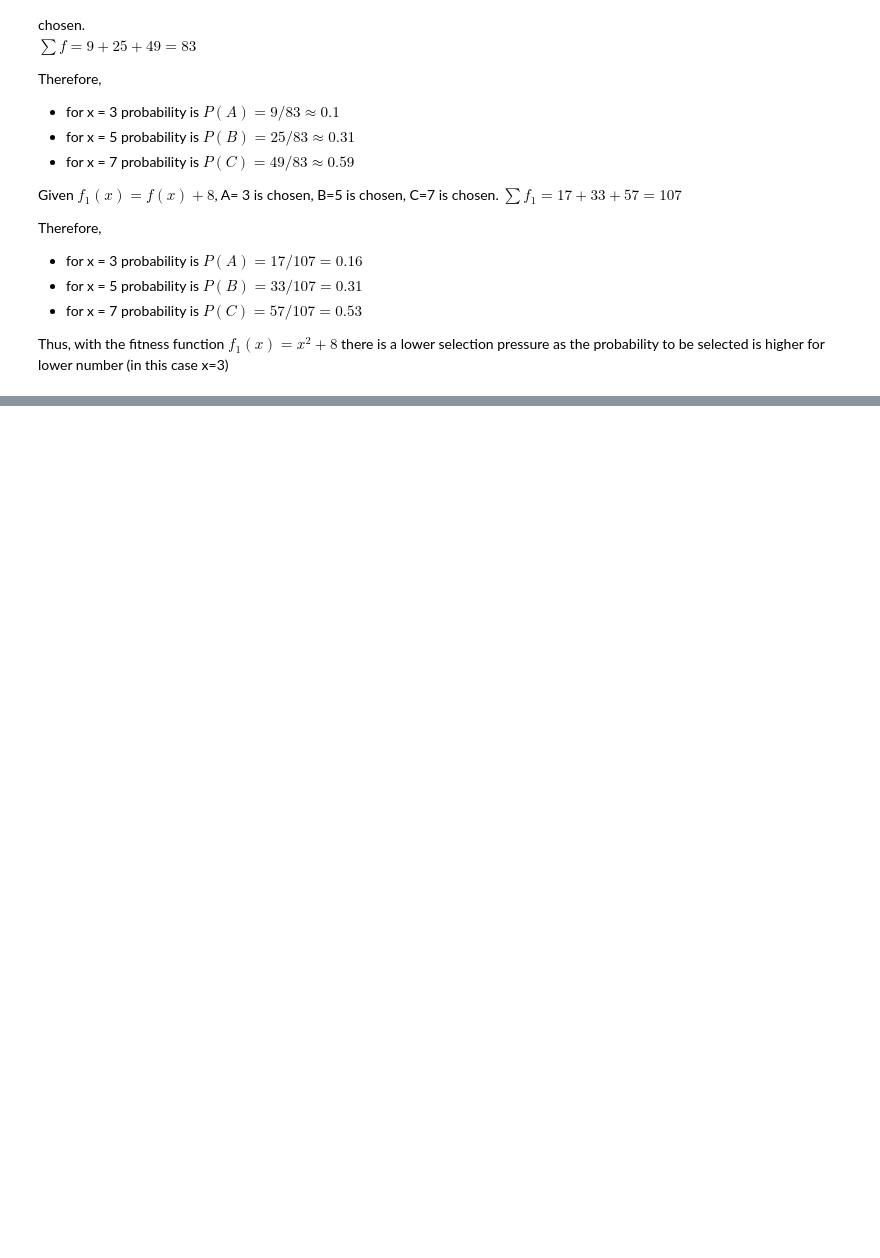
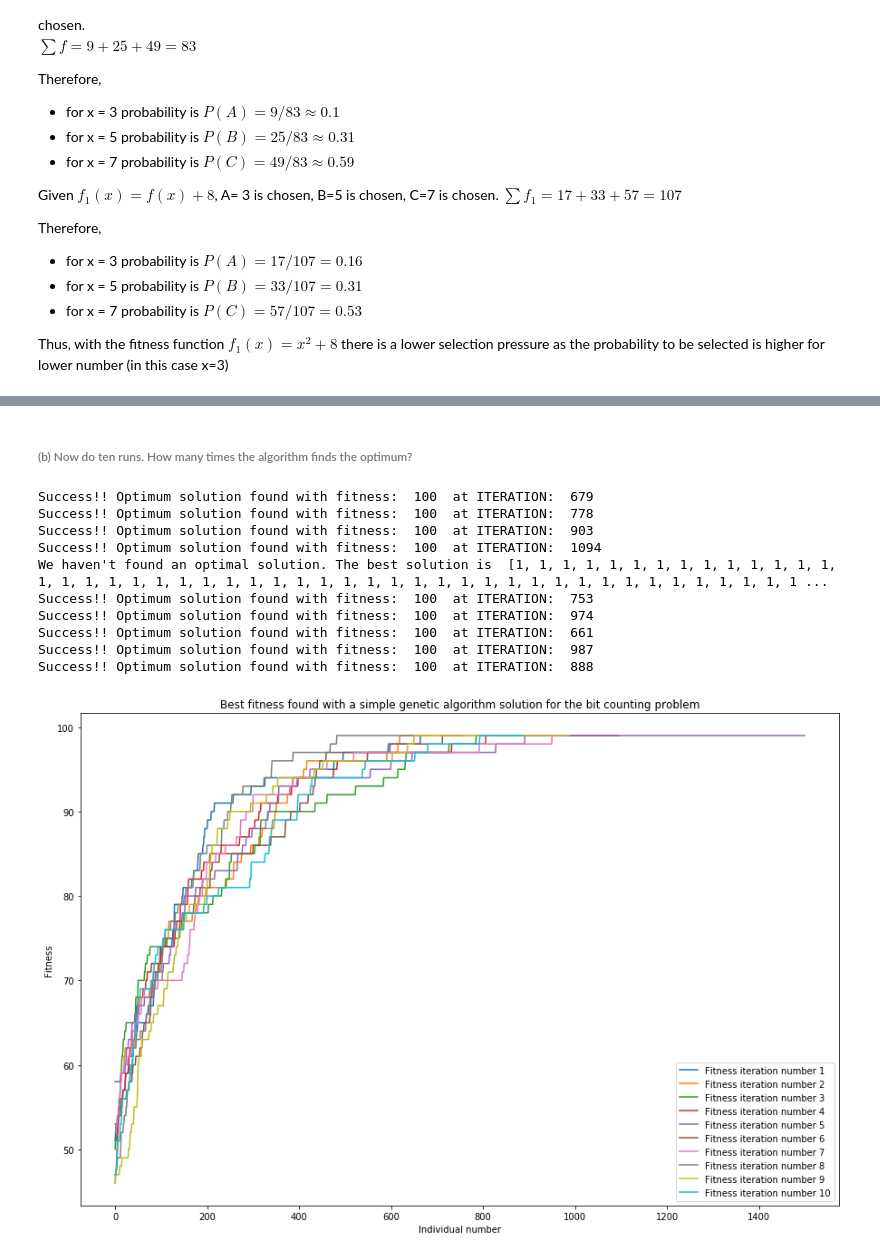
Before and after one commit to LucaParolo/NaturalComputingAssignments, a Jupyter notebook: Assignment 1/Exercises.ipynb, the cells around one changed output, grey strips where cells are left out. Saved outputs shown, nothing was run; the diff lists cells and outputs as text; code cells hidden in the pictures; blank space fills up the shorter version.

```diff
--- a/Assignment 1/Exercises.ipynb
+++ b/Assignment 1/Exercises.ipynb
@@ -105,0 +265,25 @@ f.close()
+# %% [markdown]
+###### (b) Now do ten runs. How many times the algorithm finds the optimum?
+# %%
+plt.figure(1,figsize=(15,10))
+plt.xlabel("Individual number")
+plt.ylabel("Fitness")
+plt.title("Best fitness found with a simple genetic algorithm solution for the bit counting problem")
+for i in range (1,11):
+    to_plot = GeneticAlgorithm(counting_ones, 100, 1500)
+    legend="Fitness iteration number "+str(i)
+    plt.plot(to_plot,label=legend)
+plt.legend()
+plt.show()
+# %% [output]
+Success!! Optimum solution found with fitness:  100  at ITERATION:  679
+Success!! Optimum solution found with fitness:  100  at ITERATION:  778
+Success!! Optimum solution found with fitness:  100  at ITERATION:  903
+Success!! Optimum solution found with fitness:  100  at ITERATION:  1094
+We haven't found an optimal solution. The best solution is  [1, 1, 1, 1, 1, 1, 1, 1, 1, 1, 1, 1, 1, 1, 1, 1, 1, 1, 1, 1, 1, 1, 1, 1, 1, 1, 1, 1, 1, 1, 1, 1, 1, 1, 1, 1, 1, 1, 1, 1, 1, 1, 1, 1, 1, 1, 1 ...
+Success!! Optimum solution found with fitness:  100  at ITERATION:  753
+Success!! Optimum solution found with fitness:  100  at ITERATION:  974
+Success!! Optimum solution found with fitness:  100  at ITERATION:  661
+Success!! Optimum solution found with fitness:  100  at ITERATION:  987
+Success!! Optimum solution found with fitness:  100  at ITERATION:  888
+[figure, added]
```
Also changed, not shown: parts of 24 cells of this notebook.
